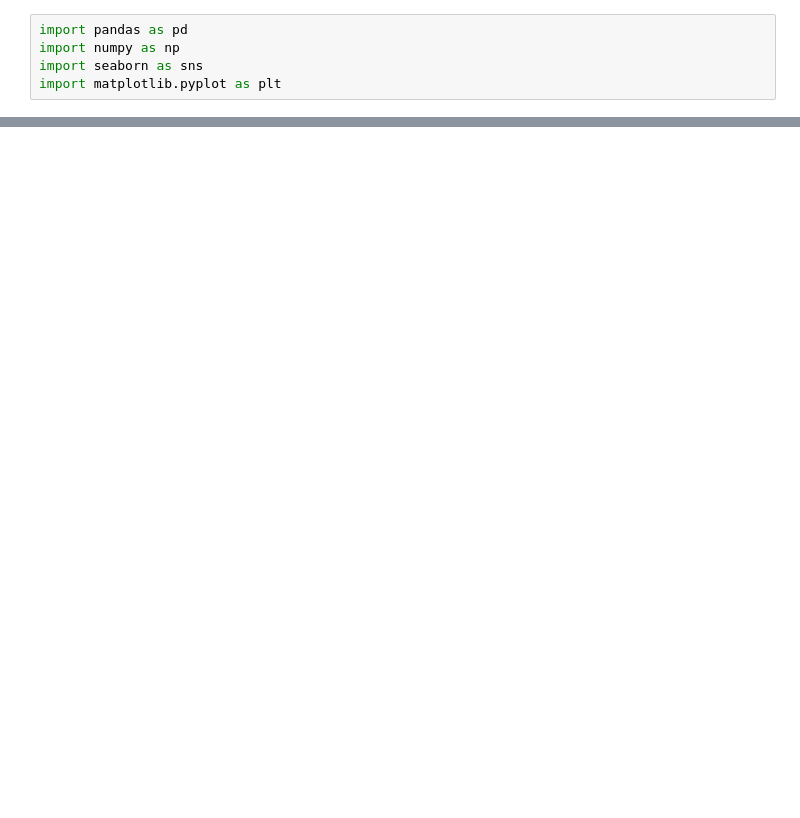
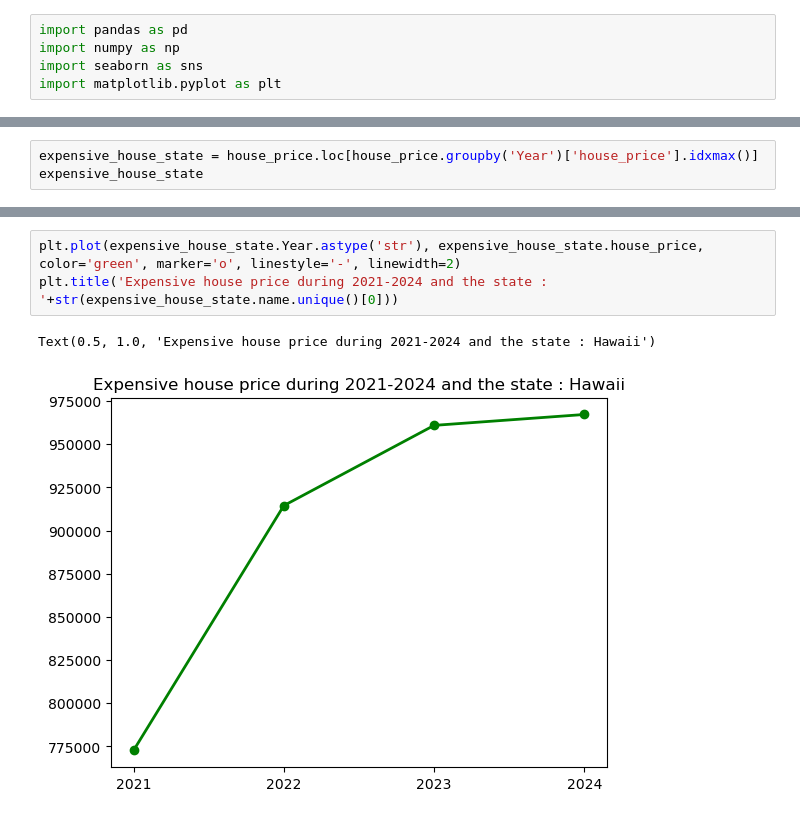
Before and after one commit to OBULI20/nss_capstone, a Jupyter notebook: notebook/Housing.ipynb, the cells around one changed output, grey strips where cells are left out. Saved outputs shown, nothing was run; the diff lists cells and outputs as text; blank space fills up the shorter version.

```diff
--- a/notebook/Housing.ipynb
+++ b/notebook/Housing.ipynb
@@ -28,0 +269,3 @@ house_price.sort_values('house_price',ascending=False)
+# %%
+expensive_house_state = house_price.loc[house_price.groupby('Year')['house_price'].idxmax()]
+expensive_house_state
@@ -28,0 +278,6 @@ house_price.sort_values('house_price',ascending=False)
+# %%
+plt.plot(expensive_house_state.Year.astype('str'), expensive_house_state.house_price, color='green', marker='o', linestyle='-', linewidth=2)
+plt.title('Expensive house price during 2021-2024 and the state : '+str(expensive_house_state.name.unique()[0]))
+# %% [output]
+Text(0.5, 1.0, 'Expensive house price during 2021-2024 and the state : Hawaii')
+[figure, added]
```
Also changed, not shown: parts of 28 cells of this notebook, 1 other file.
